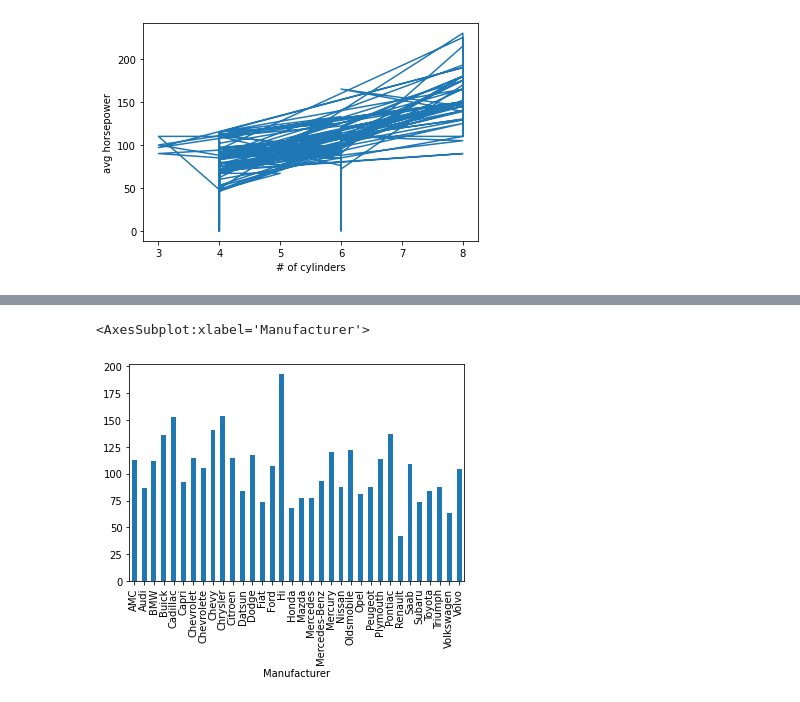
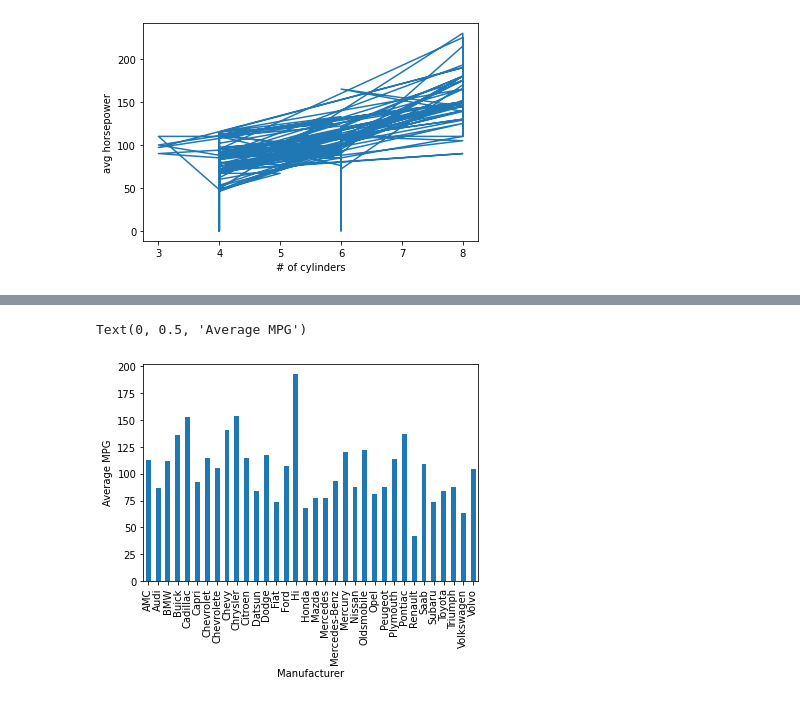
Before and after one commit to poxford3/jupyter, a Jupyter notebook: working_file.ipynb, the cells around one changed output, grey strips where cells are left out. Saved outputs shown, nothing was run; the diff lists cells and outputs as text; code cells hidden in the pictures.

Commit message:
zz chart

```diff
--- a/working_file.ipynb
+++ b/working_file.ipynb
@@ -75,7 +75,9 @@ df.head()
 | 3 | AMC Rebel SST | 16.0 | 8 | 304.0 | 150.0 | 3433.0 | 12.0 | 70 | US | ... |
 | 4 | Ford Torino | 17.0 | 8 | 302.0 | 140.0 | 3449.0 | 10.5 | 70 | US | ... |
 # %%
-df.groupby('Manufacturer').mean()['Horsepower'].plot(kind='bar')
+plot = df.groupby('Manufacturer').mean()['Horsepower'].plot(kind='bar')
+plot.set_xlabel('Manufacturer')
+plot.set_ylabel('Average MPG')
 # %% [output]
-<AxesSubplot:xlabel='Manufacturer'>
+Text(0, 0.5, 'Average MPG')
-[figure, old version]
+[figure, new version]
```
